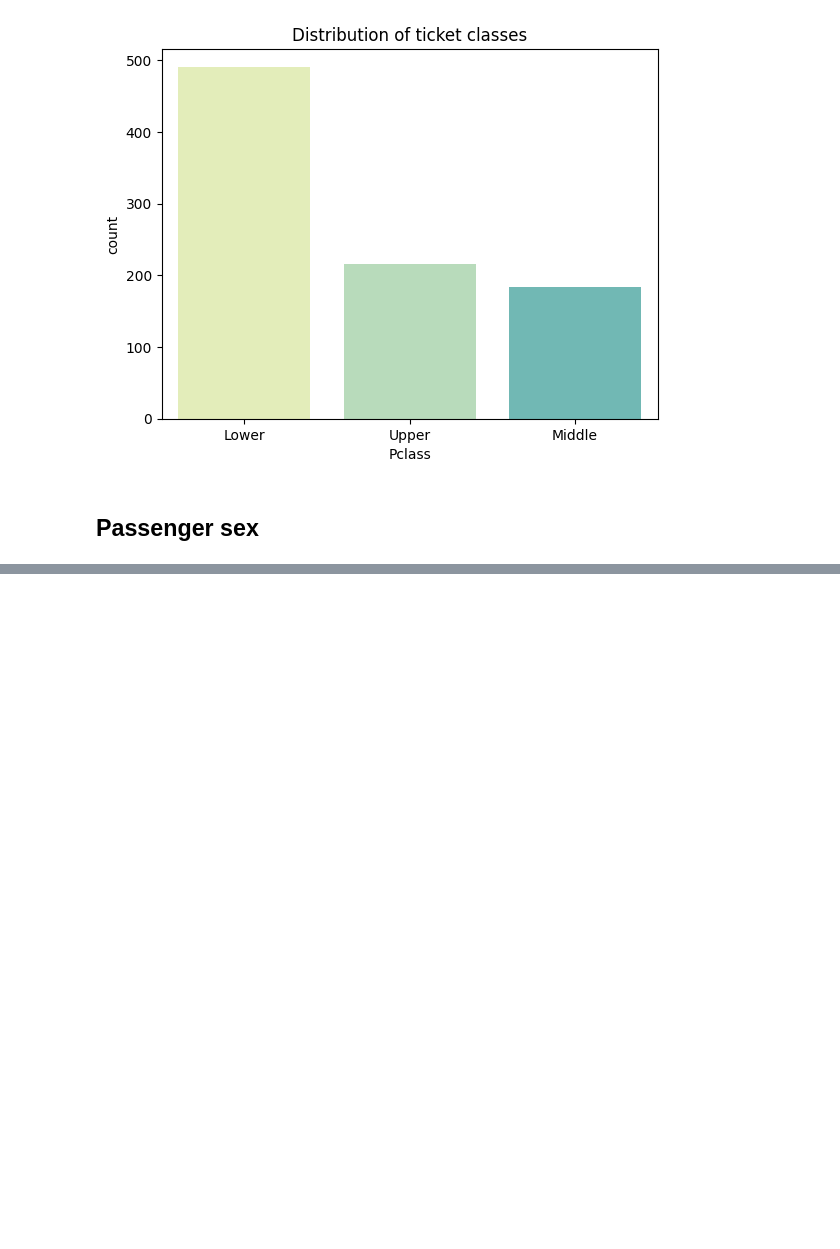
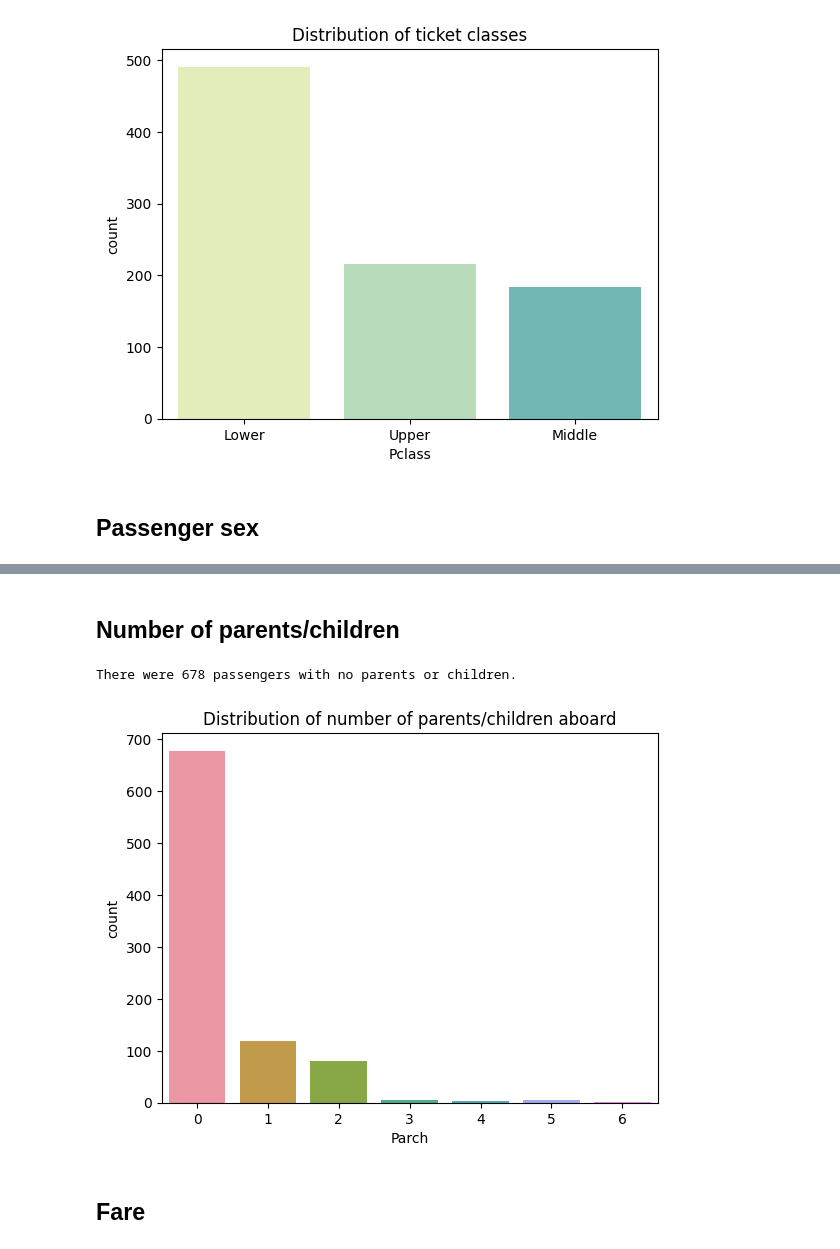
Before and after one commit to UlrikThygePedersen/Machine_Learning_Models, a Jupyter notebook: Models/Kaggle/Titanic - Machine Learning from Disaster/Titanic_Notebook.ipynb, the cells around one changed output, grey strips where cells are left out. Drawn from its saved outputs; the diff is of its cells as text; code cells hidden in the pictures; blank space fills up the shorter version.

```diff
--- a/Models/Kaggle/Titanic - Machine Learning from Disaster/Titanic_Notebook.ipynb
+++ b/Models/Kaggle/Titanic - Machine Learning from Disaster/Titanic_Notebook.ipynb
@@ -187,0 +287,14 @@ np.count_nonzero(df_age < 25)
+# %% [markdown]
+## Number of parents/children
+# %%
+df_parch = df_train['Parch']
+print(f'There were {df_parch.value_counts().sort_index()[0]} passengers with no parents or children.')
+
+sns.countplot(x = df_parch)
+plt.title('Distribution of number of parents/children aboard')
+plt.show()
+# %% [output]
+There were 678 passengers with no parents or children.
+[figure, added]
+# %% [markdown]
+## Fare
```
Also changed, not shown: parts of 22 cells of this notebook.
